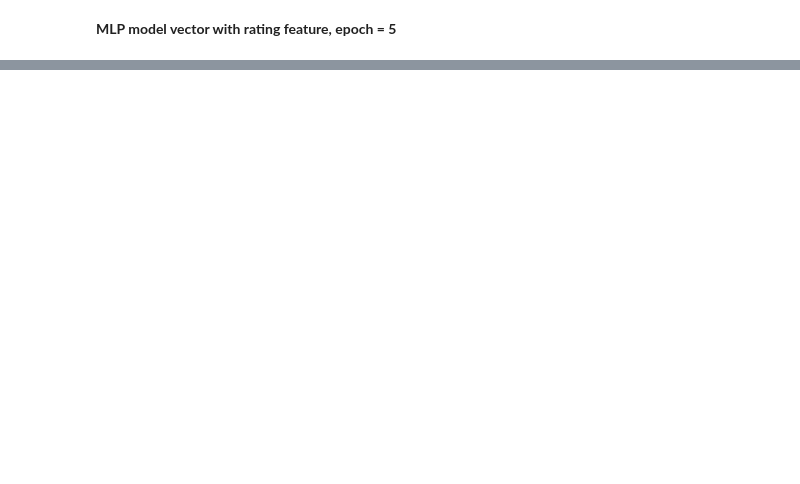
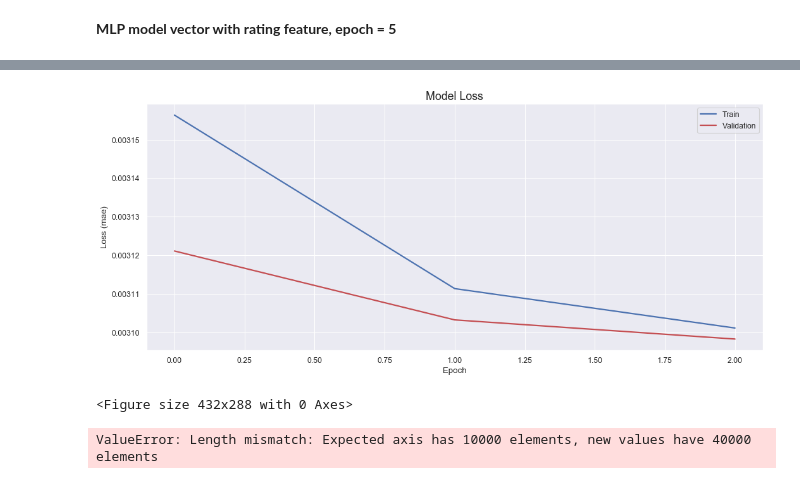
Before and after one commit to suchayarj/WhatsOnYourFace...FakeOrFact, a Jupyter notebook: AutoencoderYelp.ipynb, the cells around one changed output, grey strips where cells are left out. Saved outputs shown, nothing was run; the diff lists cells and outputs as text; code cells hidden in the pictures; blank space fills up the shorter version.

```diff
--- a/AutoencoderYelp.ipynb
+++ b/AutoencoderYelp.ipynb
@@ -259,0 +350,2 @@ print(f"Deceptive Reviews Score (RMSE): {score3}")
+# %%
+X_true_train, X_true_test = train_test_split(true_samp_vec, test_size = 0.2, random_state = 123)
@@ -259,0 +639,5 @@ print(f"Deceptive Reviews Score (RMSE): {score3}")
+# %%
+#fit model to the data
+nb_epochs = 3
+batch_size = 10
+history = model.fit(X_true_train2, X_true_train2, epochs=nb_epochs, batch_size = batch_size, validation_split = 0.05).history
@@ -259,0 +652,35 @@ print(f"Deceptive Reviews Score (RMSE): {score3}")
+# %%
+#plot training losses
+%matplotlib inline
+plt.style.use('fivethirtyeight')
+import seaborn as sns
+sns.set(color_codes = True)
+
+fig,ax = plt.subplots(figsize=(14,6), dpi=80)
+ax.plot(history['loss'],'b', label='Train', linewidth=2)
+ax.plot(history['val_loss'], 'r', label ='Validation', linewidth = 2)
+ax.set_title('Model Loss', fontsize=16)
+ax.set_ylabel('Loss (mae)')
+ax.set_xlabel('Epoch')
+ax.legend(loc='upper right')
+plt.show()
+plt.savefig('img/training_loss.png')
+# %% [output]
+[figure, added]
+<Figure size 432x288 with 0 Axes>
+# %%
+#plot loss distribution of the training set
+X_pred = model.predict(X_true_train2)
+X_pred = X_pred.reshape(X_pred.shape[0], X_pred.shape[1])
+X_pred = pd.DataFrame(X_pred, columns = X_true_train.columns)
+X_pred.index = X_true_train.index
+
+scored = pd.DataFrame(index = X_true_train.index)
+Xtrain = X_true_train2.reshape(X_true_train2.shape[0], X_true_train2.shape[2])
+scored['Loss_mae'] = np.mean(np.abs(X_pred-Xtrain), axis = 1)
+plt.figure(figsize=(16,9), dpi=80)
+plt.title('Loss Distribution', fontsize= 16)
+sns.distplot(scored['Loss_mae'], bins =20, kde= True, color= 'blue');
+plt.xlim([0.0,0.03])
+# %% [output]
+ValueError: Length mismatch: Expected axis has 10000 elements, new values have 40000 elements
```
Also changed, not shown: parts of 57 cells of this notebook.
